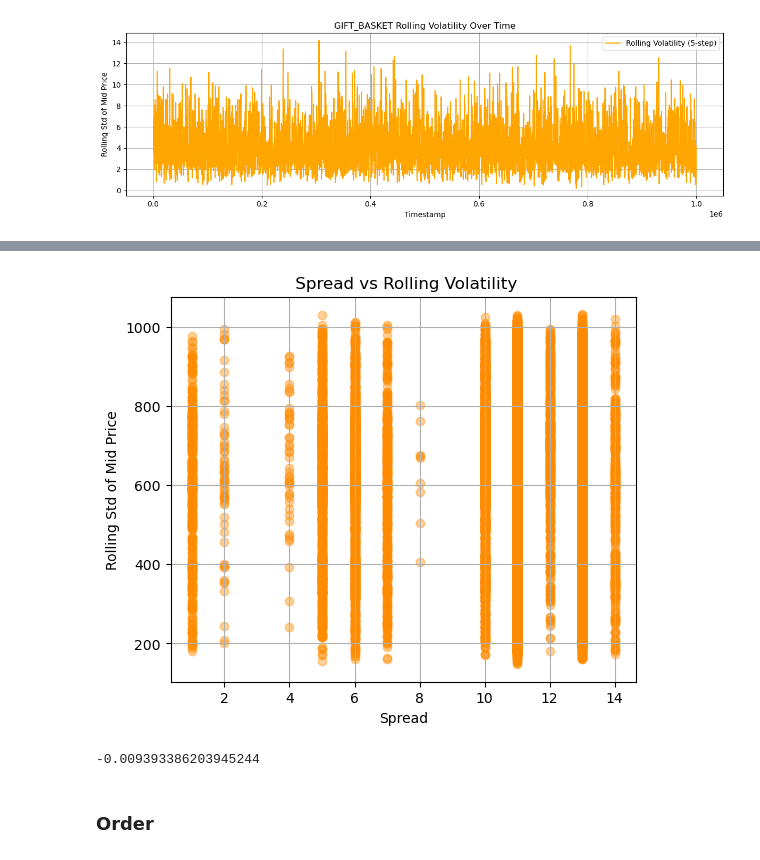
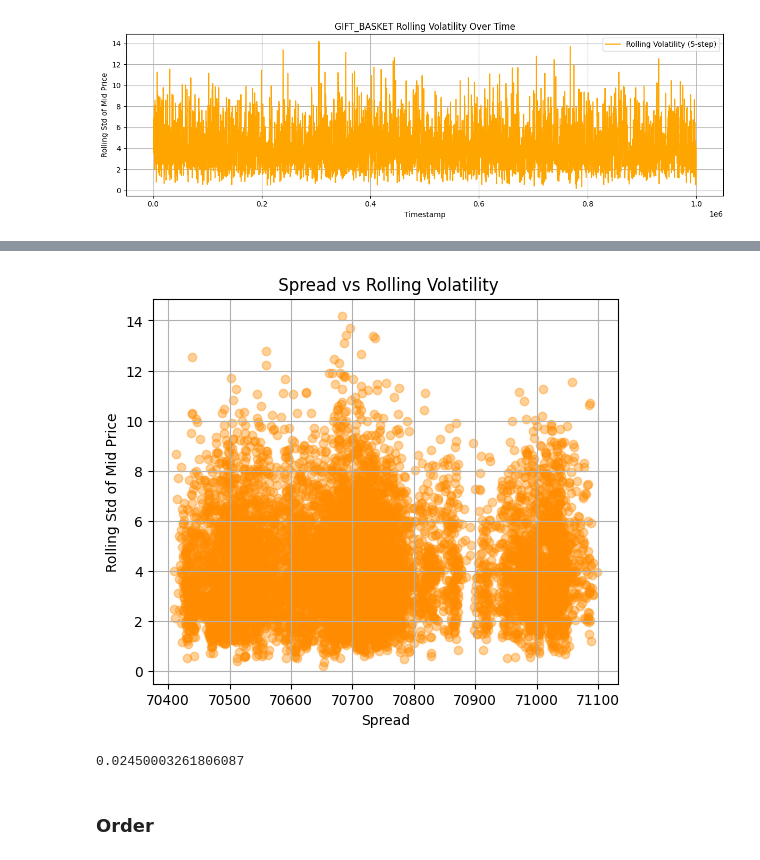
Before and after one commit to antek0308/IMC_strategy_prep, a Jupyter notebook: Round_3.ipynb, the cells around one changed output, grey strips where cells are left out. Saved outputs shown, nothing was run; the diff lists cells and outputs as text; code cells hidden in the pictures.

```diff
--- a/Round_3.ipynb
+++ b/Round_3.ipynb
@@ -514,21 +531,21 @@ print(vol_resid.head(10))
 # %%
 # Spread & Volatility
 GIFT_BASKET = GIFT_BASKET.sort_values('timestamp')
 GIFT_BASKET['rolling_vol'] = GIFT_BASKET['mid_price'].rolling(window=5).std()
 
 plt.figure(figsize=(6, 5))
-plt.scatter(GIFT_BASKET['spread'], GIFT_BASKET['rolling_vol'], alpha=0.4, color='darkorange')
+plt.scatter(GIFT_BASKET['mid_price'], GIFT_BASKET['rolling_vol'], alpha=0.4, color='darkorange')
 plt.title(' Spread vs Rolling Volatility')
 plt.xlabel('Spread')
 plt.ylabel('Rolling Std of Mid Price')
 plt.grid()
 plt.show()
 
-spread_vol_corr = GIFT_BASKET[['spread', 'rolling_vol']].corr().iloc[0, 1]
+spread_vol_corr = GIFT_BASKET[['mid_price', 'rolling_vol']].corr().iloc[0, 1]
 print(spread_vol_corr)
 # %% [output]
-[figure, old version]
+[figure, new version]
--0.009393386203945244
+0.02450003261806087
 # %% [markdown]
 ### Order
 # %%
```
Also changed, not shown: parts of 9 cells of this notebook.
